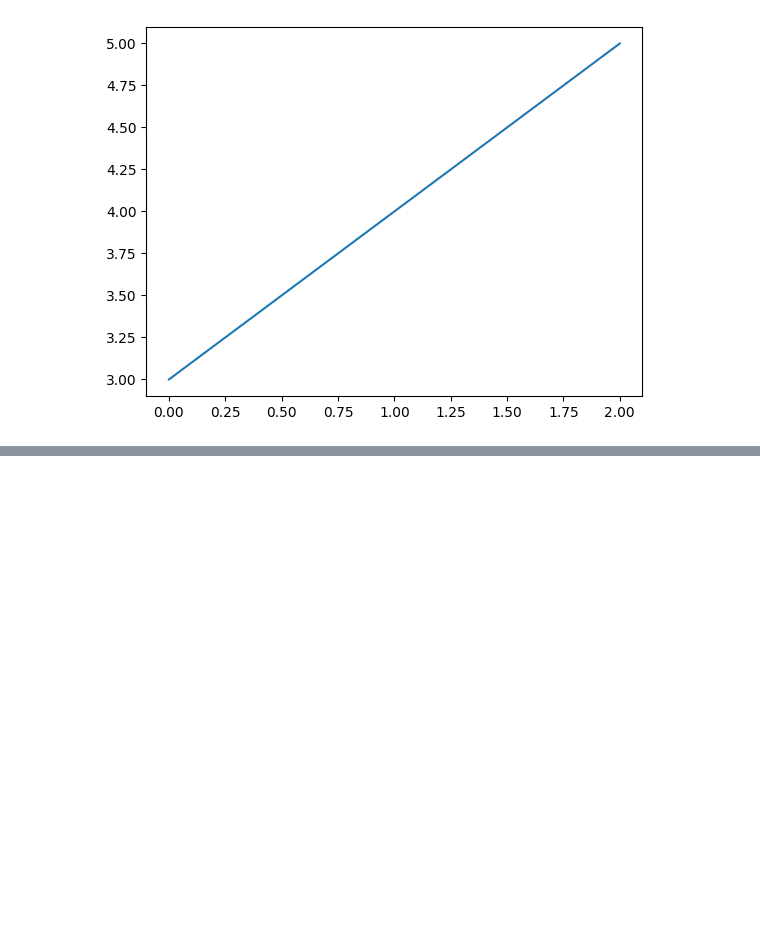
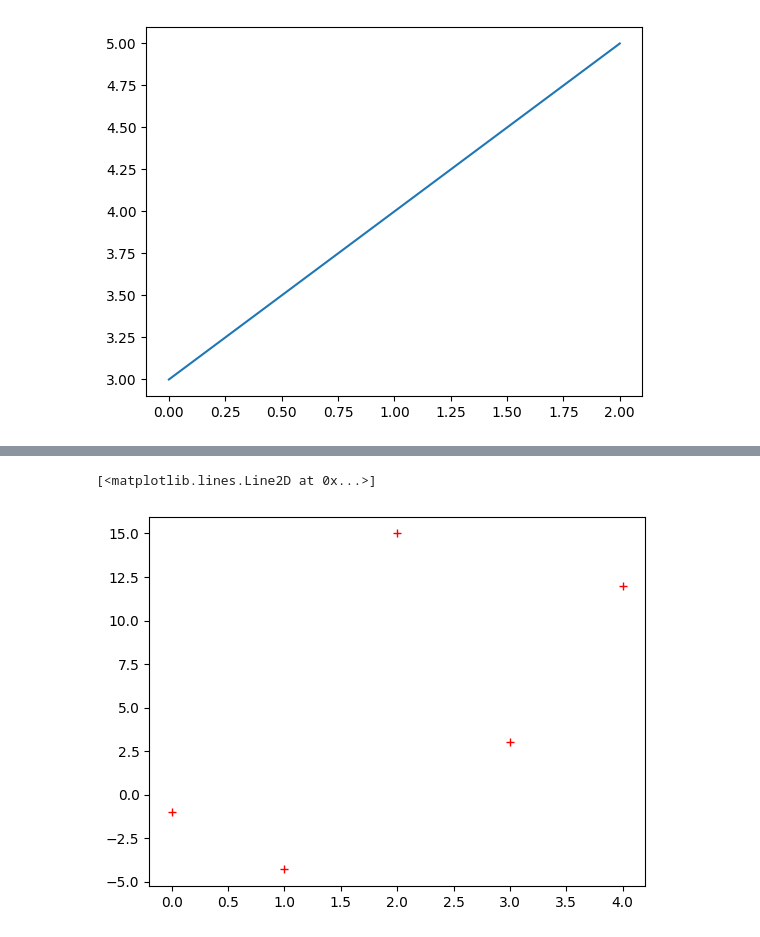
Before and after one commit to kevin20230725/2023__07__29, a Jupyter notebook: lesson14_2.ipynb, the cells around one changed output, grey strips where cells are left out. Cells and saved outputs as stored; diff of their text form; code cells hidden in the pictures; blank space fills up the shorter version.

```diff
--- a/lesson14_2.ipynb
+++ b/lesson14_2.ipynb
@@ -20,0 +37,14 @@ plt.show()
+# %%
+import matplotlib.pyplot as plt
+
+data = [-1,-4.3,15,3,12]
+#創建了一個 Figure 物件，指定了圖表的尺寸為 (3, 3)。Figure 物件是一個包含所有繪製內容的容器。
+figure = plt.figure(figsize=(3,3))
+#向 Figure 物件添加了一個子圖。在沒有指定參數的情況下，add_subplot() 預設會創建一個單一的子圖
+axes = figure.add_subplot()
+#使用 plot() 方法在子圖上繪製了數據。'r+' 參數表示線條的顏色為紅色，點的樣式為加號（+）。
+#因為未指定 X 軸的數據，所以默認會將 data 列表的索引作為 X 軸的數據。
+axes.plot(data,'r+')
+# %% [output]
+[<matplotlib.lines.Line2D at 0x...>]
+[figure, added]
```
Also changed, not shown: parts of 4 cells of this notebook.
